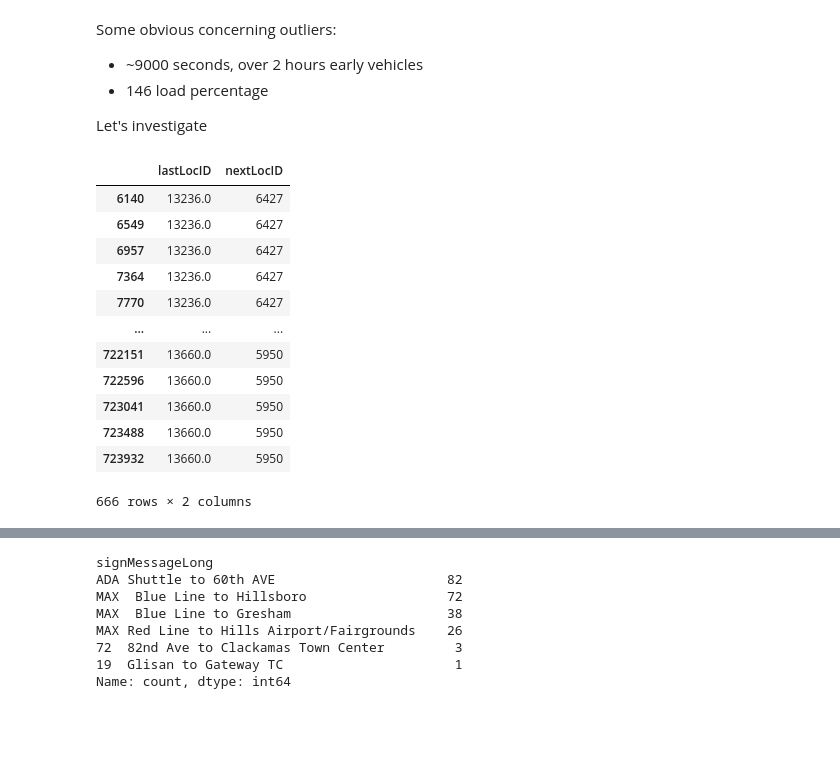
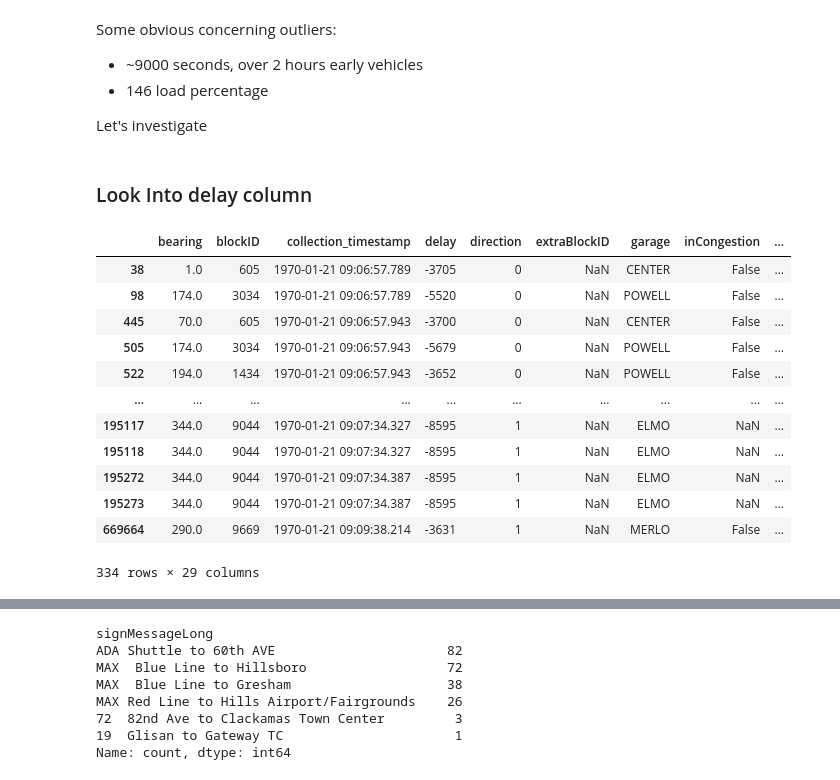
Before and after one commit to dvan2/trimet_data_project, a Jupyter notebook: notebooks/trimet.ipynb, the cells around one changed output, grey strips where cells are left out. Cells and saved outputs as stored; diff of their text form; code cells hidden in the pictures; blank space fills up the shorter version.

```diff
--- a/notebooks/trimet.ipynb
+++ b/notebooks/trimet.ipynb
@@ -228,21 +228,23 @@ Some obvious concerning outliers:
 * 146 load percentage
 
 Let's investigate
+# %% [markdown]
+### Look Into delay column
 # %%
-# Check for bus over 1 hour late
-hour_late = df[df['delay'] > 1800]
-hour_late[['lastLocID', 'nextLocID']]
+# Check for bus over 1 hour late or early
+hour_early = df[df['delay'] > 3600]
+hour_early
 # %% [output]
-|  | lastLocID | nextLocID |
-| 6140 | 13236.0 | 6427 |
-| 6549 | 13236.0 | 6427 |
-| 6957 | 13236.0 | 6427 |
-| 7364 | 13236.0 | 6427 |
-| 7770 | 13236.0 | 6427 |
-| ... | ... | ... |
-| 722151 | 13660.0 | 5950 |
-| 722596 | 13660.0 | 5950 |
-| 723041 | 13660.0 | 5950 |
-| 723488 | 13660.0 | 5950 |
-| 723932 | 13660.0 | 5950 |
+|  | bearing | blockID | collection_timestamp | delay | direction | extraBlockID | garage | inCongestion | ... |
+| 38 | 1.0 | 605 | 1970-01-21 09:06:57.789 | -3705 | 0 | NaN | CENTER | False | ... |
+| 98 | 174.0 | 3034 | 1970-01-21 09:06:57.789 | -5520 | 0 | NaN | POWELL | False | ... |
+| 445 | 70.0 | 605 | 1970-01-21 09:06:57.943 | -3700 | 0 | NaN | CENTER | False | ... |
+| 505 | 174.0 | 3034 | 1970-01-21 09:06:57.943 | -5679 | 0 | NaN | POWELL | False | ... |
+| 522 | 194.0 | 1434 | 1970-01-21 09:06:57.943 | -3652 | 0 | NaN | POWELL | False | ... |
+| ... | ... | ... | ... | ... | ... | ... | ... | ... | ... |
+| 195117 | 344.0 | 9044 | 1970-01-21 09:07:34.327 | -8595 | 1 | NaN | ELMO | NaN | ... |
+| 195118 | 344.0 | 9044 | 1970-01-21 09:07:34.327 | -8595 | 1 | NaN | ELMO | NaN | ... |
+| 195272 | 344.0 | 9044 | 1970-01-21 09:07:34.387 | -8595 | 1 | NaN | ELMO | NaN | ... |
+| 195273 | 344.0 | 9044 | 1970-01-21 09:07:34.387 | -8595 | 1 | NaN | ELMO | NaN | ... |
+| 669664 | 290.0 | 9669 | 1970-01-21 09:09:38.214 | -3631 | 1 | NaN | MERLO | False | ... |
-666 rows × 2 columns
+334 rows × 29 columns
```
Also changed, not shown: parts of 8 cells of this notebook.
